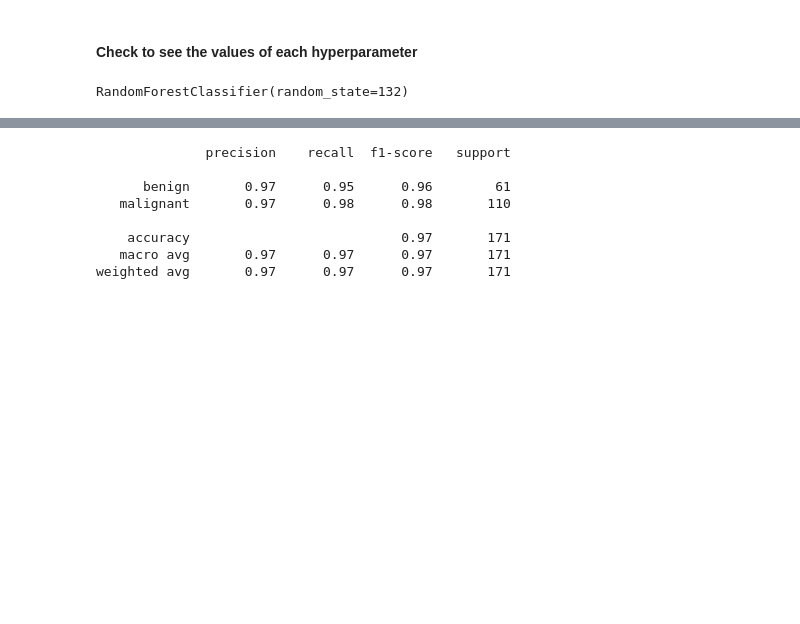
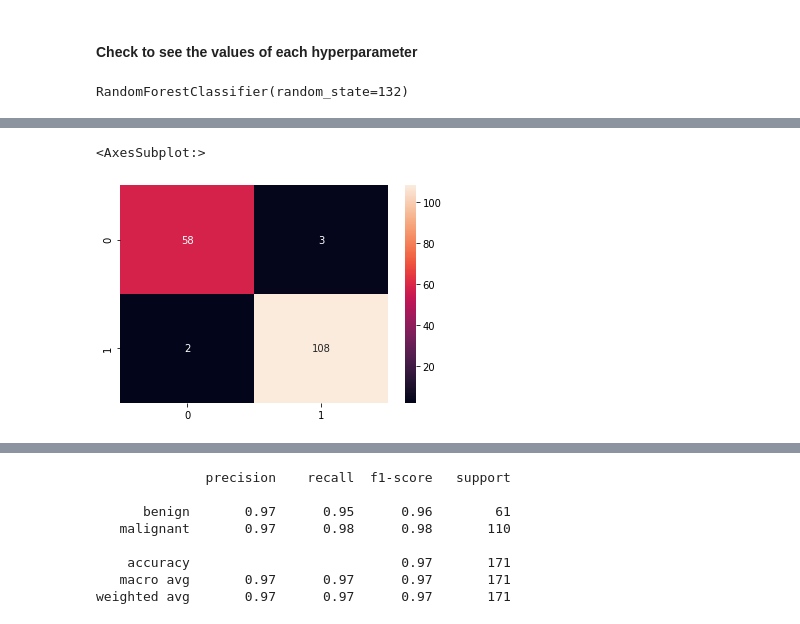
Before and after one commit to raom1/understanding-random-forest-classifiers, a Jupyter notebook: random_forest_classification_errors.ipynb, the cells around one changed output, grey strips where cells are left out. Saved outputs shown, nothing was run; the diff lists cells and outputs as text; code cells hidden in the pictures; blank space fills up the shorter version.

```diff
--- a/random_forest_classification_errors.ipynb
+++ b/random_forest_classification_errors.ipynb
@@ -114,0 +138,5 @@ test['pred'] = model.predict(test.drop('target', axis = 1))
+# %%
+sns.heatmap(confusion_matrix(test['target'], test['pred']), annot=True, fmt='.3g')
+# %% [output]
+<AxesSubplot:>
+[figure, added]
```
Also changed, not shown: parts of 28 cells of this notebook, 1 other file.
